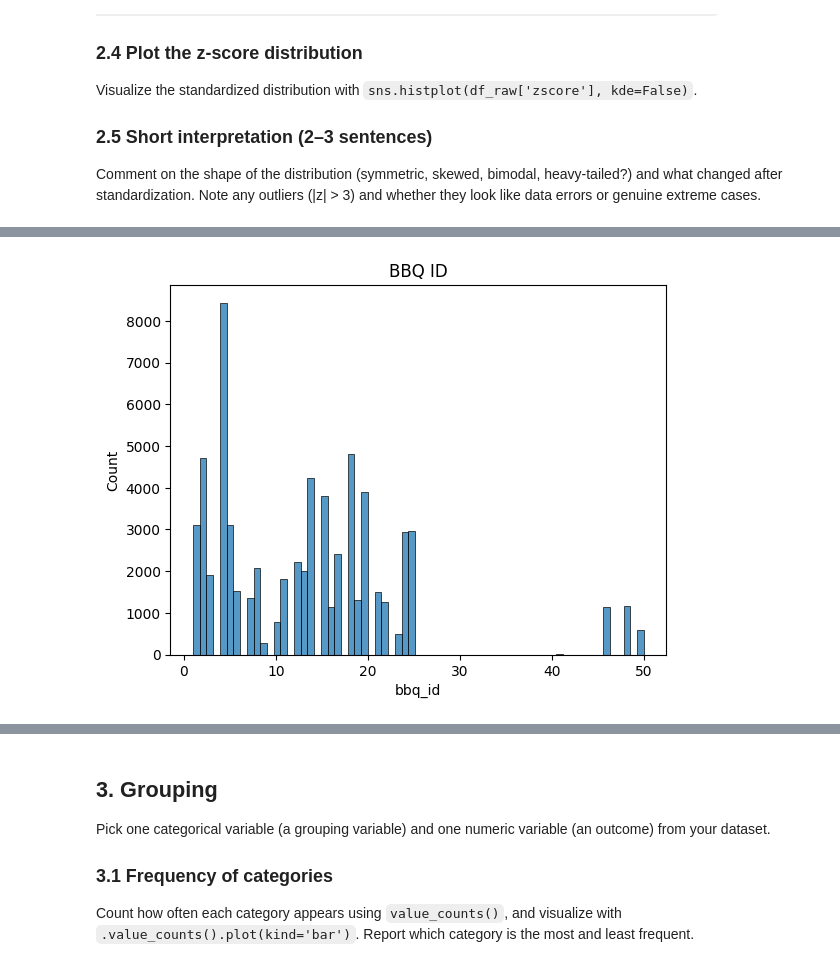
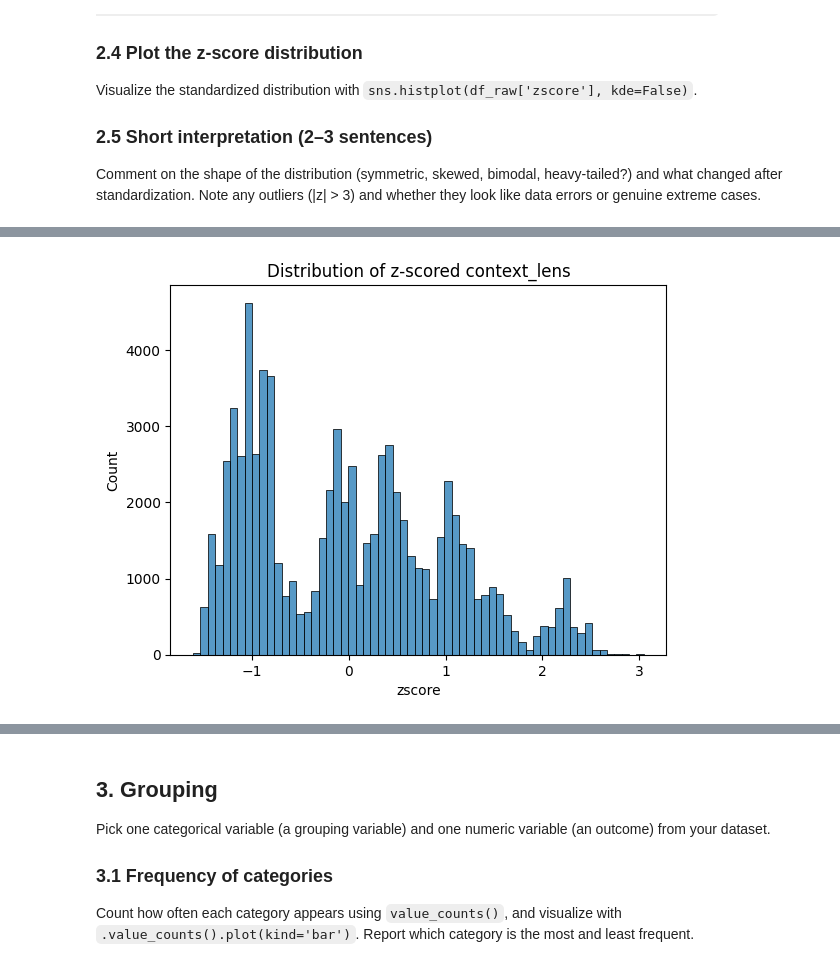
Before and after one commit to jeongnim078/NLP, a Jupyter notebook: asgmt1_explore_your_dataset.ipynb, the cells around one changed output, grey strips where cells are left out. Cells and saved outputs as stored; diff of their text form; code cells hidden in the pictures.

```diff
--- a/asgmt1_explore_your_dataset.ipynb
+++ b/asgmt1_explore_your_dataset.ipynb
@@ -180,7 +222,9 @@ import seaborn as sns
 import matplotlib.pyplot as plt
 
 # 2.1 Basic statistics for bbq_id
-print(f"Mean: {df_raw['bbq_id'].mean():.2f}")
-print(f"Min:  {df_raw['bbq_id'].min():.2f}")
-print(f"Max:  {df_raw['bbq_id'].max():.2f}")
+df_raw['context_len'] = df_raw['context'].str.len()
+
+print(f"Mean: {df_raw['context_len'].mean():.2f}")
+print(f"Min:  {df_raw['context_len'].min():.2f}")
+print(f"Max:  {df_raw['context_len'].max():.2f}")
 # %% [output]
@@ -189,0 +243,6 @@ Max:  50.00
+# %%
+# 2.3 Z-score transform
+df_raw['zscore'] = df_raw['context_len'].apply(
+    lambda x: (x - df_raw['context_len'].mean()) / df_raw['context_len'].std()
+)
+df_raw[['context_len', 'zscore']].head()
@@ -190,7 +256,7 @@ Max:  50.00
 # %%
-# 2.2 Plot the raw distribution
-sns.histplot(df_raw['bbq_id'], kde=False)
-plt.title('BBQ ID')
+# 2.4 Plot the z-score distribution
+sns.histplot(df_raw['zscore'], kde=False)
+plt.title('Distribution of z-scored context_lens')
 plt.show()
 # %% [output]
-[figure, old version]
+[figure, new version]
```
Also changed, not shown: parts of 15 cells of this notebook.
